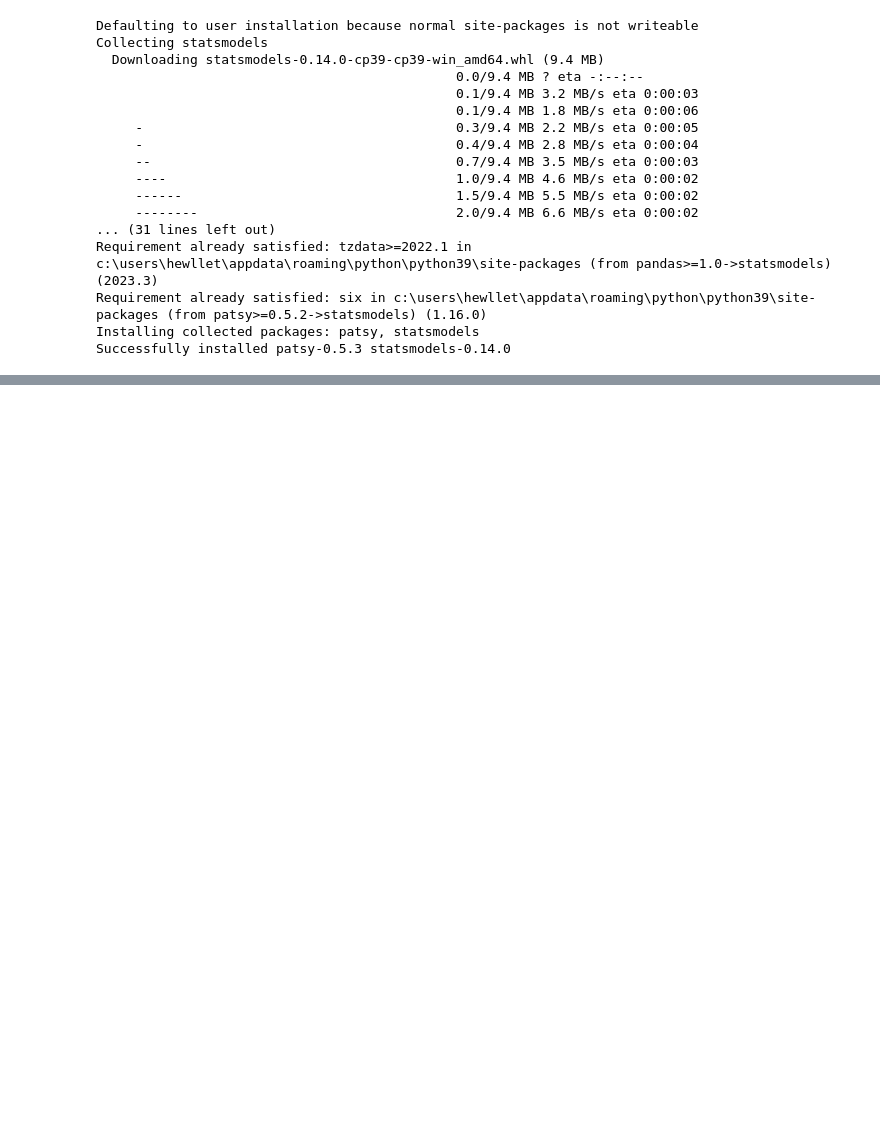
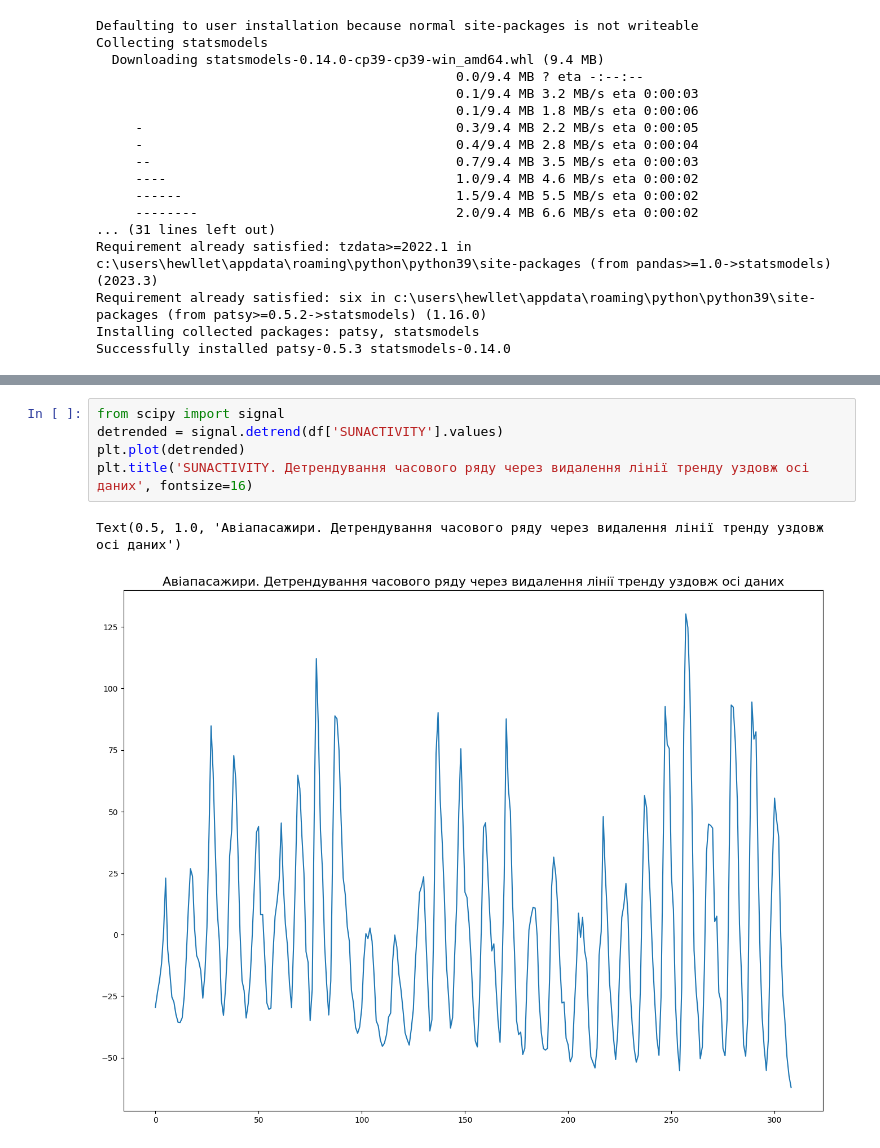
Before and after one commit to Lozol/StartUp_homework, a Jupyter notebook: HW 45.ipynb, the cells around one changed output, grey strips where cells are left out. Cells and saved outputs as stored; diff of their text form; blank space fills up the shorter version.

```diff
--- a/HW 45.ipynb
+++ b/HW 45.ipynb
@@ -37,0 +100,8 @@ AttributeError: 'Dataset' object has no attribute 'head'
+# %%
+from scipy import signal
+detrended = signal.detrend(df['SUNACTIVITY'].values)
+plt.plot(detrended)
+plt.title('SUNACTIVITY. Детрендування часового ряду через видалення лінії тренду уздовж осі даних', fontsize=16)
+# %% [output]
+Text(0.5, 1.0, 'Авіапасажири. Детрендування часового ряду через видалення лінії тренду уздовж осі даних')
+[figure, added]
```
Also changed, not shown: parts of 18 cells of this notebook.
